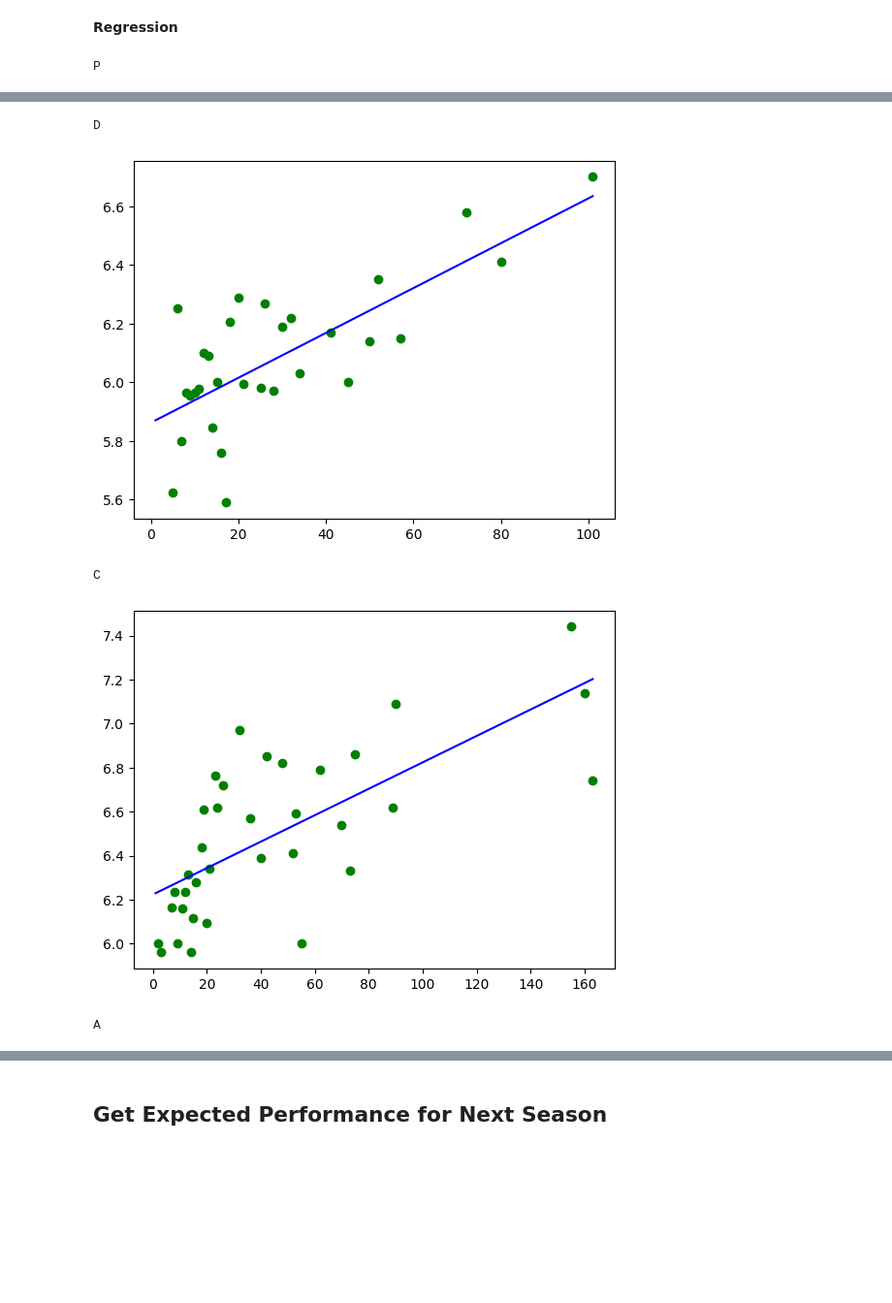
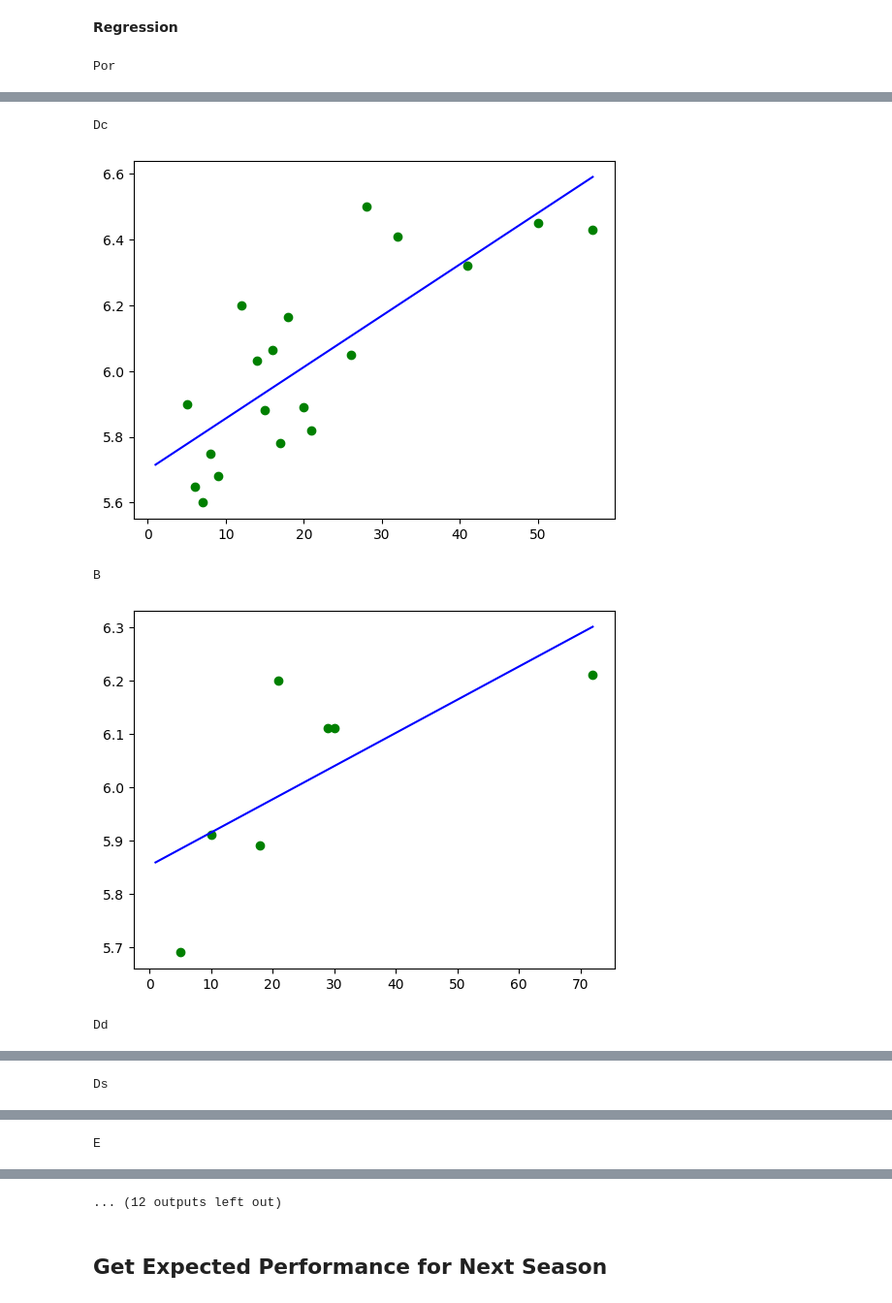
Before and after one commit to duiliocirino/FantaHelpML, a Jupyter notebook: ratings.ipynb, the cells around one changed output, grey strips where cells are left out. Shown at 97% size. Saved outputs shown, nothing was run; the diff lists cells and outputs as text; code cells hidden in the pictures; blank space fills up the shorter version.

```diff
--- a/ratings.ipynb
+++ b/ratings.ipynb
@@ -41,7 +41,7 @@ Summary Players
 # Initialize variables
 # %%
 roles = ['P', 'D', 'C', 'A']
-roles_m = ['Por', 'Dc', 'B', 'Dd', 'Ds', 'E', 'M', 'C', 'W', 'T', ]
+roles_m = ['Por', 'Dc', 'B', 'Dd', 'Ds', 'E', 'M', 'C', 'W', 'T', 'Pc', 'A']
 columns = ["Pg", "Mv", "Mf"]
 current_season = "24-25"
 seasons = ["23_24", "22_23", "21_22", "20_21", "19_20"]
@@ -58,5 +58,12 @@ dataframeMid = dataframePlayers[dataframePlayers['Role'] == roles[2]]
 dataframeAtt = dataframePlayers[dataframePlayers['Role'] == roles[3]]
 # Put in one list
 dataframes = [dataframeKeep, dataframeDef, dataframeMid, dataframeAtt]
+
+# Create subsets given specific roles
+df_m = []
+for role in roles_m:
+    df_temp = dataframePlayers[dataframePlayers['Role_M'].str.split(';').str[0] == role]
+    print(df_temp)
+    df_m.append(df_temp)
 # %% [output]
 Esempio Portieri
@@ -95,14 +102,15 @@ def expected_diff_performance(age, *params):
 # %% [markdown]
 **Visualization**
 # %%
+matches_filter = [8,25,22,29,29,27,26,28,24,19,27,29]
 # Fit the data to a Gaussian distribution to get mean and standard deviation
-for i, df in enumerate(dataframes):
-    print(roles[i])
+for i, df in enumerate(df_m):
+    print(roles_m[i])
     players = []
     for index, row in df.iterrows():
         # Filter players
         for k in seasons:
-            if row['Pg'+k] >= 22:
+            if row['Pg'+k] >= matches_filter[i]:
                 players.append({
                     'Name': row['Name'],
                     'Age': row['Age']- 1 - seasons.index(k),
@@ -120,4 +128,5 @@ for i, df in enumerate(dataframes):
     plt.ylabel('Average Performance')
     plt.title('Average Performance per Age')
     plt.show()
+    print(f"Average performance per role {new_df['MfPerformance'].mean()}")
 # %% [output]
@@ -212,8 +217,8 @@ Diff A= 1.8888932463096628
 # %% [markdown]
 **Visualization**
 # %%
-for i, df in enumerate(dataframes):
-    print(roles[i])
+for i, df in enumerate(df_m):
+    print(roles_m[i])
     players = []
     for index, row in df.iterrows():
         # Filter players
@@ -250,17 +260,17 @@ A
 # %%
 # Regressions per role
 fvm_models = []
-for i, df in enumerate(dataframes):
-    print(roles[i])
+for i, df in enumerate(df_m):
+    print(roles_m[i])
     players = []
     for index, row in df.iterrows():
         # Filter players
-        if row['Pg22_23'] >= 22:
+        if row['Pg23_24'] >= 22:
             players.append({
                 'Name': row['Name'],
                 'FVM': row['FVM'],
-                'MfPerformance': row['Mf22_23'],
-                'MvPerformance': row['Mv22_23']
+                'MfPerformance': row['Mf23_24'],
+                'MvPerformance': row['Mv23_24']
                 })
     new_df = pd.DataFrame(players)
     # Group by Age and calculate the average performance
@@ -279,4 +289,4 @@ for i, df in enumerate(dataframes):
     plt.plot(myline, model(myline), color='blue')
     plt.show()
 # %% [output]
-P
+Por
@@ -284,5 +294,5 @@ P
-D
+Dc
-[figure, old version]
+[figure, new version]
-C
+B
-[figure, old version]
+[figure, new version]
-A
+Dd
@@ -289,0 +300 @@ A
+Ds
@@ -289,0 +302 @@ A
+E
@@ -290,3 +304,4 @@ A
+... (12 outputs left out)
 # %% [markdown]
 ## Get Expected Performance for Next Season
 # %%
```
Also changed, not shown: parts of 8 cells of this notebook, 10 other files.
